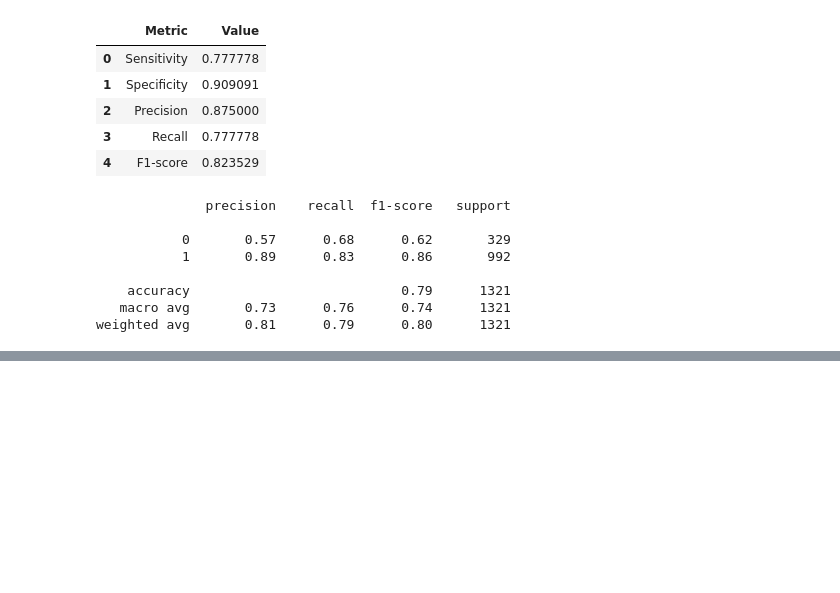
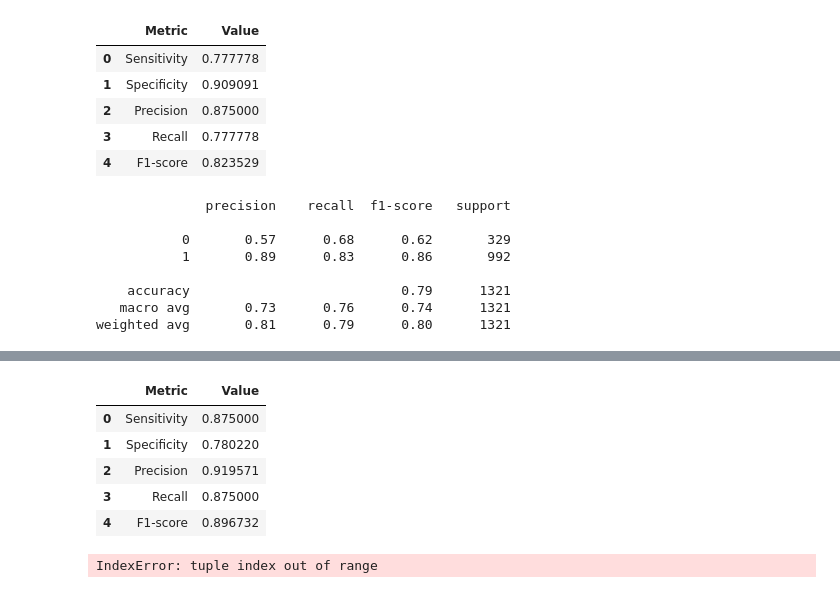
Before and after one commit to Archie138/F20PA-Fall-Detection, a Jupyter notebook: all_sensors.ipynb, the cells around one changed output, grey strips where cells are left out. Cells and saved outputs as stored; diff of their text form; code cells hidden in the pictures; blank space fills up the shorter version.

```diff
--- a/all_sensors.ipynb
+++ b/all_sensors.ipynb
@@ -159,0 +266,44 @@ weighted avg       0.81      0.79      0.80      1321
+# %%
+def calculate_metrics(cm):
+    # Calculate true positives (TP), true negatives (TN), false positives (FP), and false negatives (FN)
+    TP = cm_lstm[1, 1]
+    TN = cm_lstm[0, 0]
+    FP = cm_lstm[0, 1]
+    FN = cm_lstm[1, 0]
+
+    # Calculate sensitivity (recall)
+    sensitivity = TP / (TP + FN)
+
+    # Calculate specificity
+    specificity = TN / (TN + FP)
+
+    # Calculate precision
+    precision = TP / (TP + FP)
+
+    # Calculate recall
+    recall = sensitivity
+
+    # Calculate F1-score
+    f1_score = 2 * (precision * recall) / (precision + recall)
+
+    return sensitivity, specificity, precision, recall, f1_score
+
+# Example confusion matrix (replace it with your actual confusion matrix)
+cm = np.array([[50, 5], [10, 35]])
+
+sensitivity, specificity, precision, recall, f1_score = calculate_metrics(cm)
+
+# Create a DataFrame
+metrics_df = pd.DataFrame({
+    "Metric": ["Sensitivity", "Specificity", "Precision", "Recall", "F1-score"],
+    "Value": [sensitivity, specificity, precision, recall, f1_score]
+})
+
+metrics_df
+# %% [output]
+|  | Metric | Value |
+| 0 | Sensitivity | 0.875000 |
+| 1 | Specificity | 0.780220 |
+| 2 | Precision | 0.919571 |
+| 3 | Recall | 0.875000 |
+| 4 | F1-score | 0.896732 |
@@ -159,0 +350,4 @@ weighted avg       0.81      0.79      0.80      1321
+# %%
+trained_hybrid, hybrid, X_val_hybrid, y_val_hybrid = hybrid_model(x_train, y_train)
+# %% [output]
+IndexError: tuple index out of range
```
Also changed, not shown: parts of 11 cells of this notebook.
